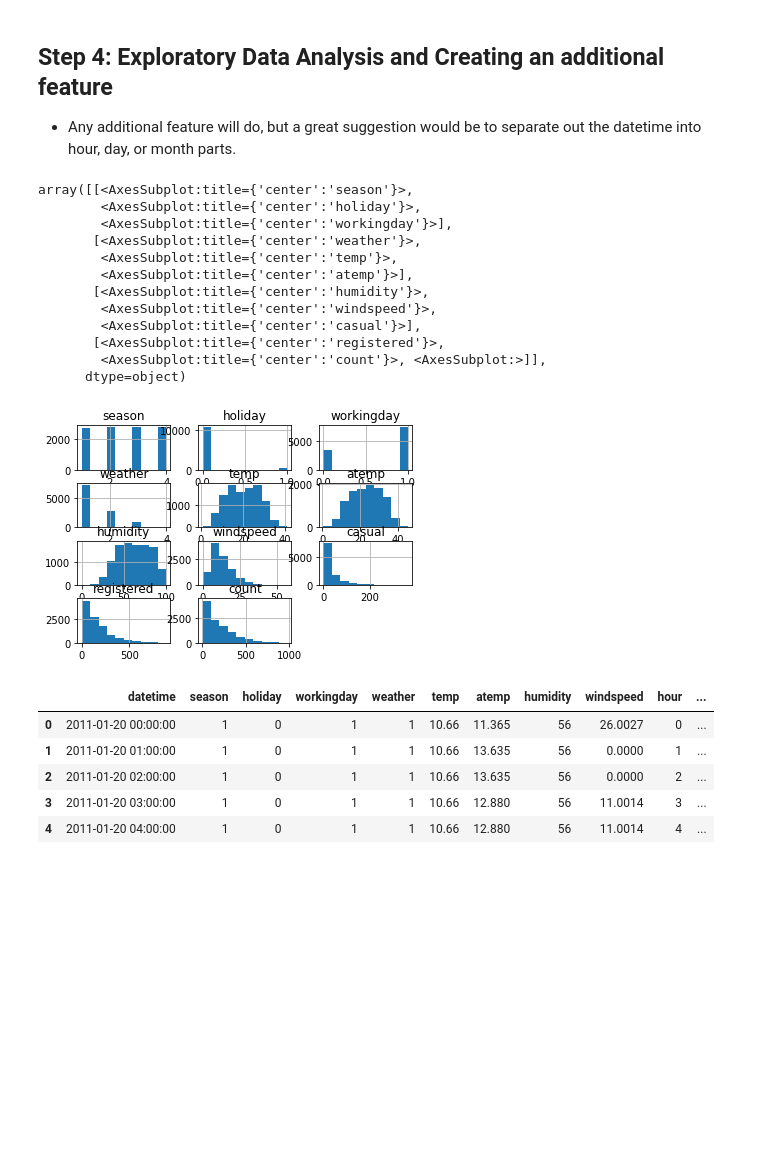
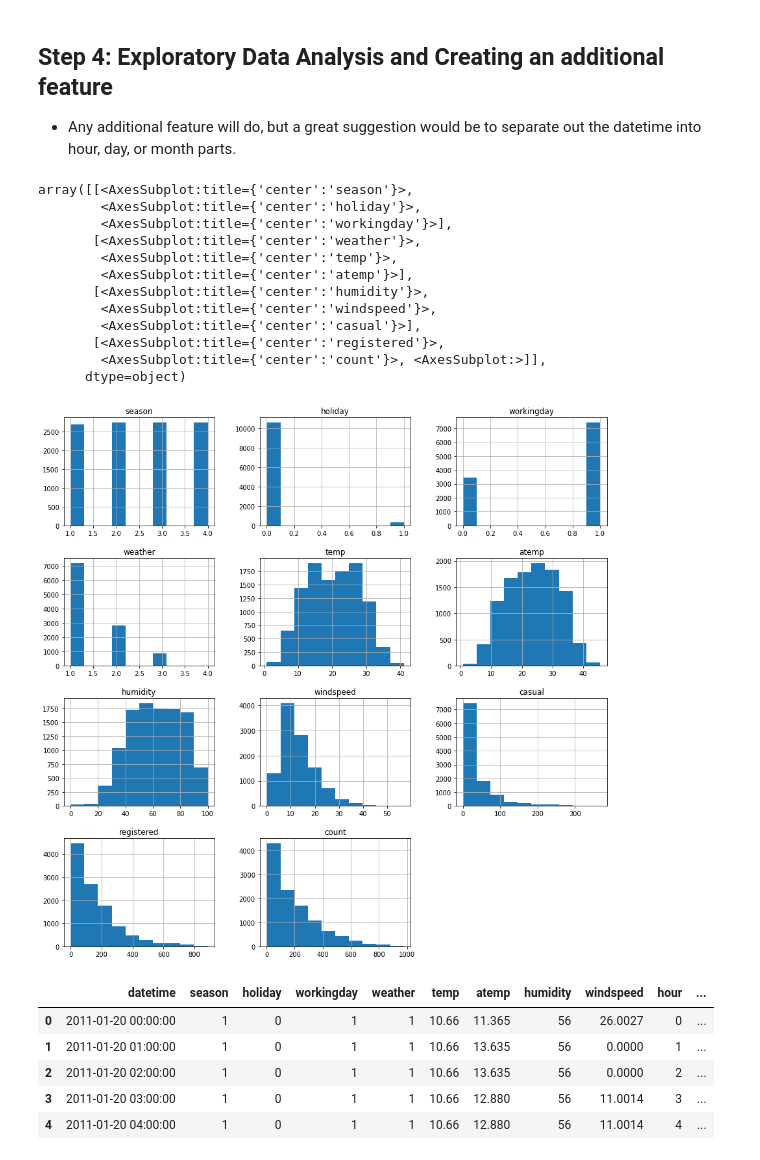
Before and after one commit to iampeterndumba/Bike_Sharing_Demand, a Jupyter notebook: cd0385-project-starter-main/project/project-template.ipynb, the cells around one changed output. Saved outputs shown, nothing was run; the diff lists cells and outputs as text; code cells hidden in the pictures; blank space fills up the shorter version.

```diff
--- a/cd0385-project-starter-main/project/project-template.ipynb
+++ b/cd0385-project-starter-main/project/project-template.ipynb
@@ -340,21 +352,21 @@ tail: write error: Broken pipe
 * Any additional feature will do, but a great suggestion would be to separate out the datetime into hour, day, or month parts.
 # %%
 # Create a histogram of all features to show the distribution of each one relative to the data. This is part of the exploritory data analysis
-train.hist()
+train.hist(figsize=(15,15))
 # %% [output]
 array([[<AxesSubplot:title={'center':'season'}>,
         <AxesSubplot:title={'center':'holiday'}>,
         <AxesSubplot:title={'center':'workingday'}>],
        [<AxesSubplot:title={'center':'weather'}>,
         <AxesSubplot:title={'center':'temp'}>,
         <AxesSubplot:title={'center':'atemp'}>],
        [<AxesSubplot:title={'center':'humidity'}>,
         <AxesSubplot:title={'center':'windspeed'}>,
         <AxesSubplot:title={'center':'casual'}>],
        [<AxesSubplot:title={'center':'registered'}>,
         <AxesSubplot:title={'center':'count'}>, <AxesSubplot:>]],
       dtype=object)
-[figure, old version]
+[figure, new version]
 # %%
 # create a new feature
 train["hour"] = pd.to_datetime(train["datetime"]).dt.hour
```
Also changed, not shown: parts of 20 cells of this notebook, 3 other files.
